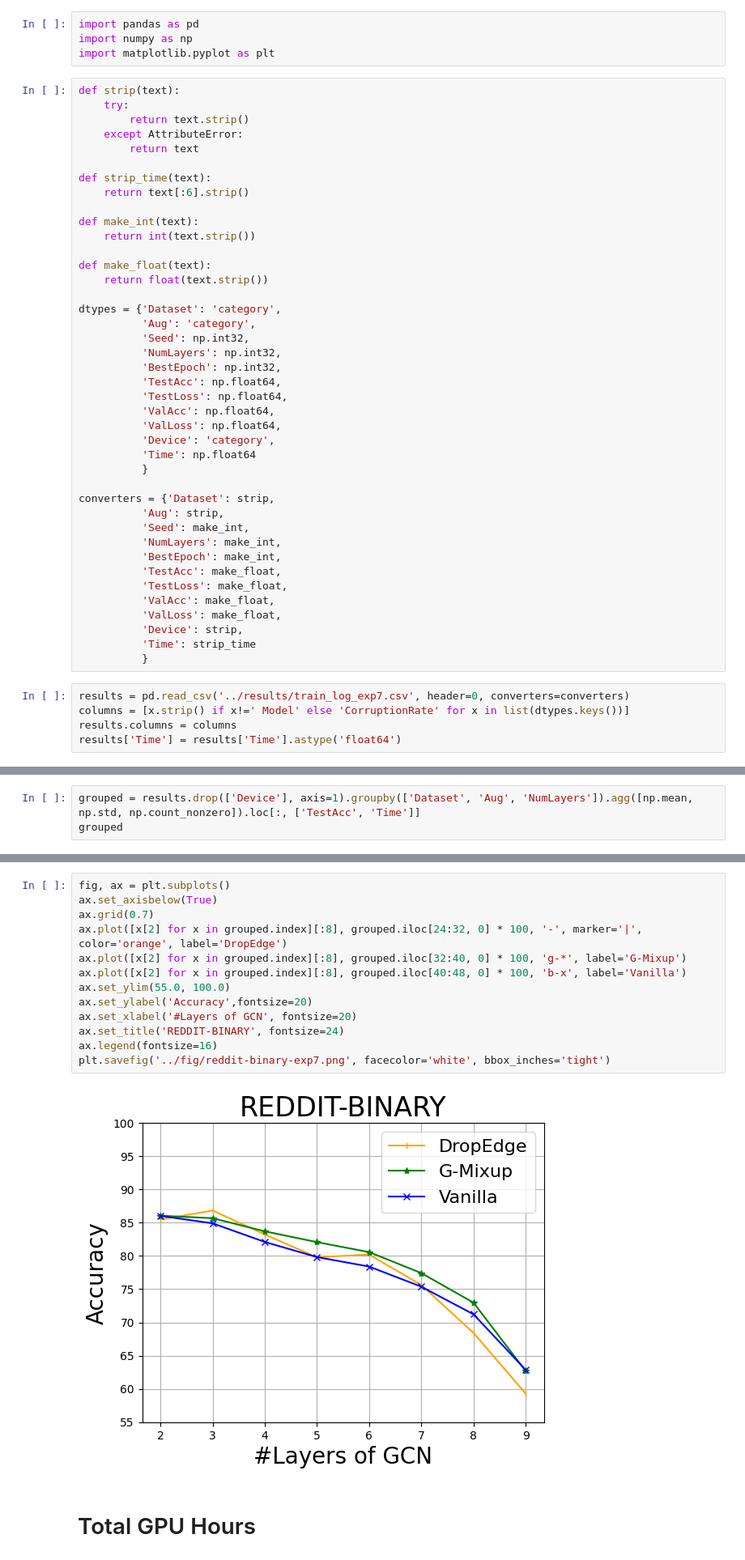
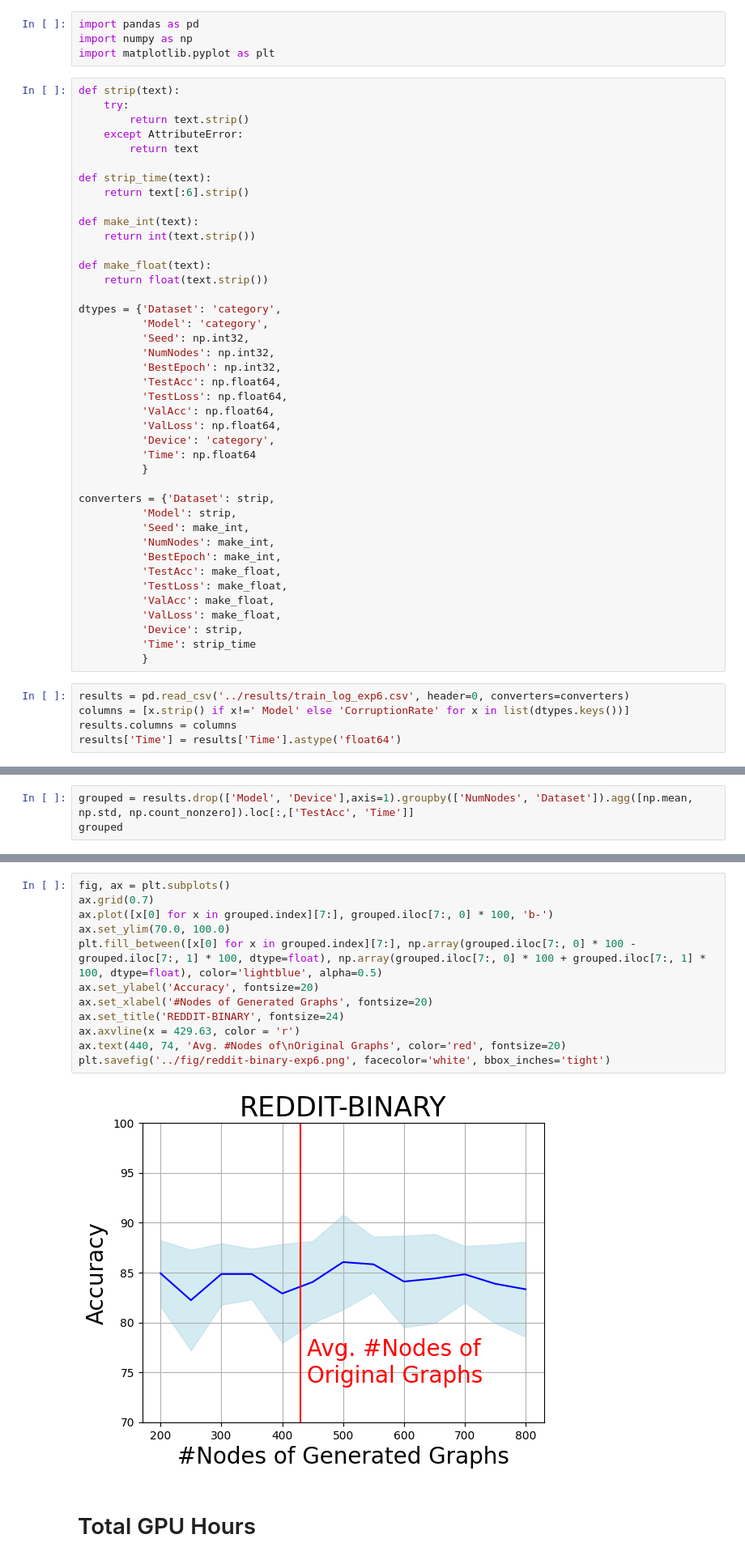
Before and after one commit to eomeragic1/g-mixup-reproducibility, a Jupyter notebook: src/experiment_7_analysis.ipynb, the cells around one changed output, grey strips where cells are left out. Shown: that part at 81% size. Drawn from its saved outputs; the diff is of its cells as text.

```diff
--- a/src/experiment_7_analysis.ipynb
+++ b/src/experiment_7_analysis.ipynb
@@ -19,9 +19,9 @@ def make_float(text):
     return float(text.strip())
 
 dtypes = {'Dataset': 'category',
-          'Aug': 'category',
+          'Model': 'category',
           'Seed': np.int32,
-          'NumLayers': np.int32,
+          'NumNodes': np.int32,
           'BestEpoch': np.int32,
           'TestAcc': np.float64,
           'TestLoss': np.float64,
@@ -32,9 +32,9 @@ dtypes = {'Dataset': 'category',
           }
 
 converters = {'Dataset': strip,
-          'Aug': strip,
+          'Model': strip,
           'Seed': make_int,
-          'NumLayers': make_int,
+          'NumNodes': make_int,
           'BestEpoch': make_int,
           'TestAcc': make_float,
           'TestLoss': make_float,
@@ -44,7 +44,7 @@ converters = {'Dataset': strip,
           'Time': strip_time
           }
 # %%
-results = pd.read_csv('../results/train_log_exp7.csv', header=0, converters=converters)
+results = pd.read_csv('../results/train_log_exp6.csv', header=0, converters=converters)
 columns = [x.strip() if x!=' Model' else 'CorruptionRate' for x in list(dtypes.keys())]
 results.columns = columns
 results['Time'] = results['Time'].astype('float64')
@@ -60,4 +60,4 @@ results.head()
 # %%
-grouped = results.drop(['Device'], axis=1).groupby(['Dataset', 'Aug', 'NumLayers']).agg([np.mean, np.std, np.count_nonzero]).loc[:, ['TestAcc', 'Time']]
+grouped = results.drop(['Model', 'Device'],axis=1).groupby(['NumNodes', 'Dataset']).agg([np.mean, np.std, np.count_nonzero]).loc[:,['TestAcc', 'Time']]
 grouped
 # %% [output]
@@ -98,18 +97,17 @@ plt.savefig('../fig/imdb-binary-exp7.png', facecolor='white', bbox_inches='tight
 # %%
 fig, ax = plt.subplots()
-ax.set_axisbelow(True)
 ax.grid(0.7)
-ax.plot([x[2] for x in grouped.index][:8], grouped.iloc[24:32, 0] * 100, '-', marker='|', color='orange', label='DropEdge')
-ax.plot([x[2] for x in grouped.index][:8], grouped.iloc[32:40, 0] * 100, 'g-*', label='G-Mixup')
-ax.plot([x[2] for x in grouped.index][:8], grouped.iloc[40:48, 0] * 100, 'b-x', label='Vanilla')
-ax.set_ylim(55.0, 100.0)
-ax.set_ylabel('Accuracy',fontsize=20)
-ax.set_xlabel('#Layers of GCN', fontsize=20)
+ax.plot([x[0] for x in grouped.index][7:], grouped.iloc[7:, 0] * 100, 'b-')
+ax.set_ylim(70.0, 100.0)
+plt.fill_between([x[0] for x in grouped.index][7:], np.array(grouped.iloc[7:, 0] * 100 - grouped.iloc[7:, 1] * 100, dtype=float), np.array(grouped.iloc[7:, 0] * 100 + grouped.iloc[7:, 1] * 100, dtype=float), color='lightblue', alpha=0.5)
+ax.set_ylabel('Accuracy', fontsize=20)
+ax.set_xlabel('#Nodes of Generated Graphs', fontsize=20)
 ax.set_title('REDDIT-BINARY', fontsize=24)
-ax.legend(fontsize=16)
-plt.savefig('../fig/reddit-binary-exp7.png', facecolor='white', bbox_inches='tight')
+ax.axvline(x = 429.63, color = 'r')
+ax.text(440, 74, 'Avg. #Nodes of\nOriginal Graphs', color='red', fontsize=20)
+plt.savefig('../fig/reddit-binary-exp6.png', facecolor='white', bbox_inches='tight')
 # %% [output]
-[figure, old version]
+[figure, new version]
 # %% [markdown]
 # Total GPU Hours
 # %%
```
Also changed, not shown: parts of 4 cells of this notebook, 7 other files.
